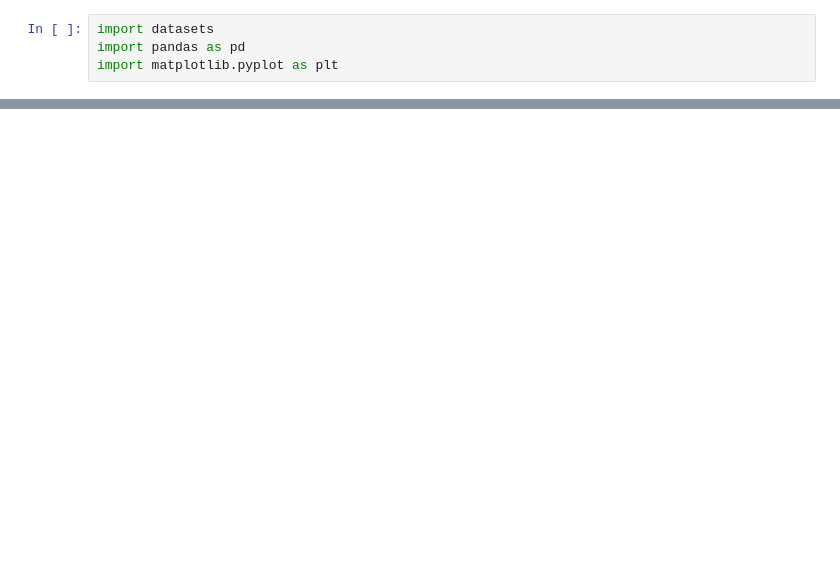
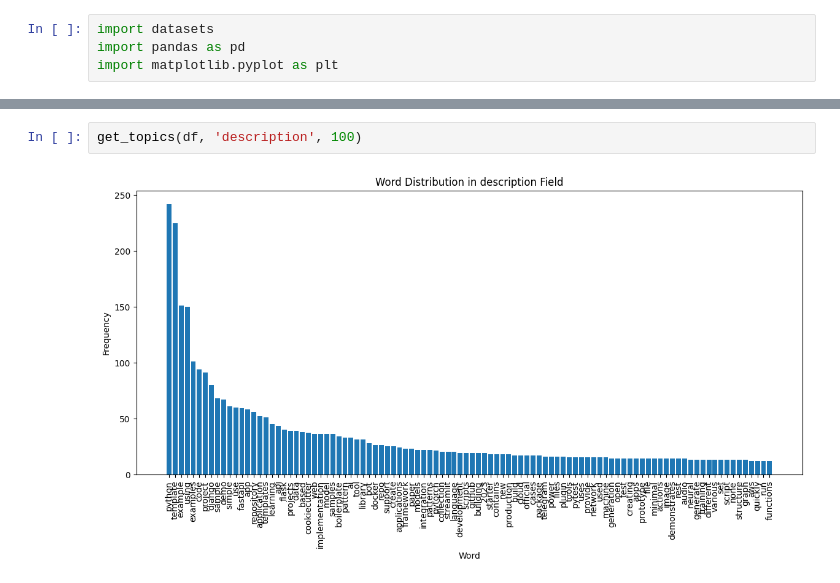
Before and after one commit to JetBrains-Research/agents-eval, a Jupyter notebook: src/template_generation/notebooks/dataset_analysis.ipynb, the cells around one changed output, grey strips where cells are left out. Drawn from its saved outputs; the diff is of its cells as text; blank space fills up the shorter version.

```diff
--- a/src/template_generation/notebooks/dataset_analysis.ipynb
+++ b/src/template_generation/notebooks/dataset_analysis.ipynb
@@ -59,0 +65,4 @@ topics = ['aws', 'spring', 'kafka', 'apache', 'azure']
+# %%
+get_topics(df, 'description', 100)
+# %% [output]
+[figure, added]
```
Also changed, not shown: parts of 19 cells of this notebook.
